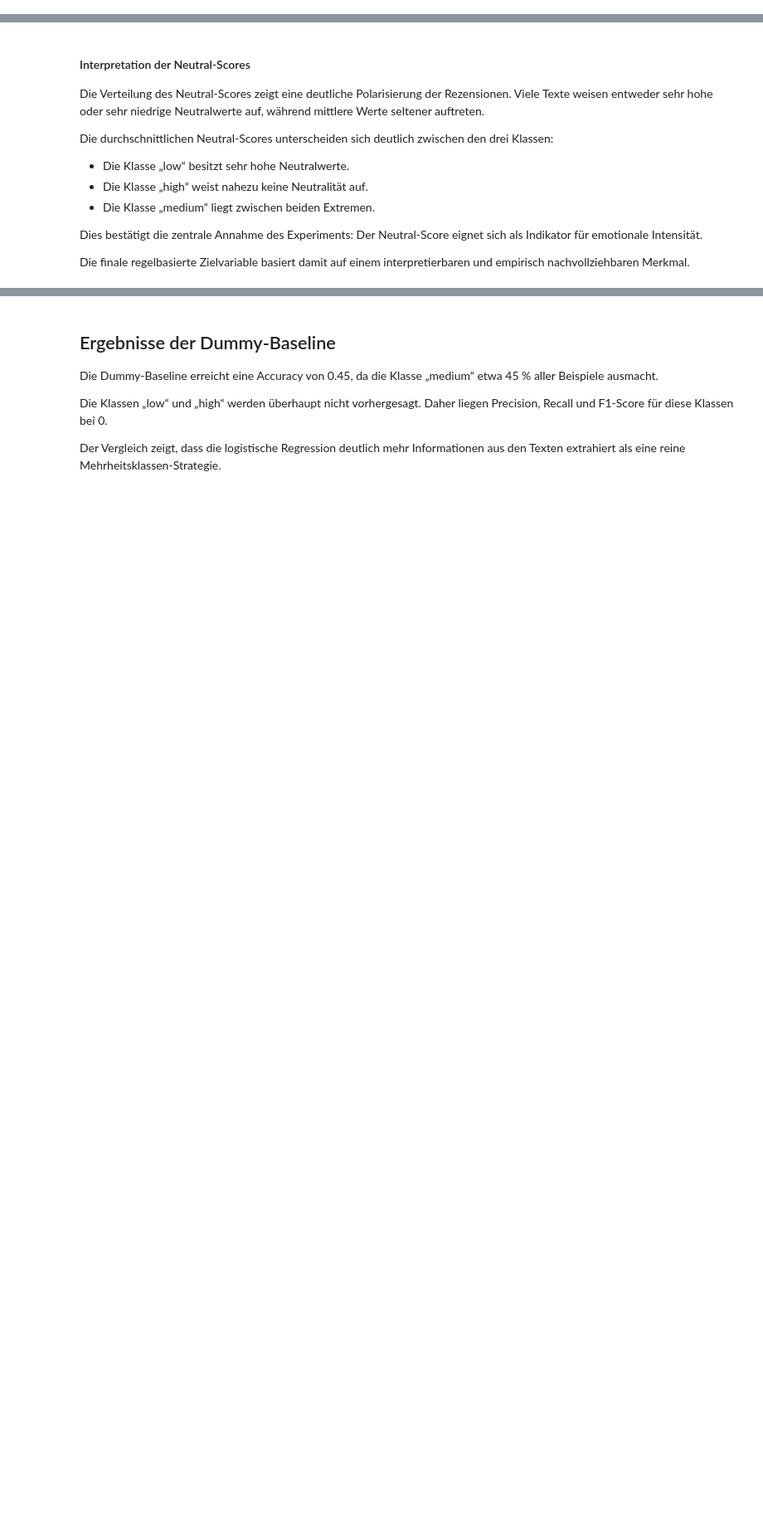
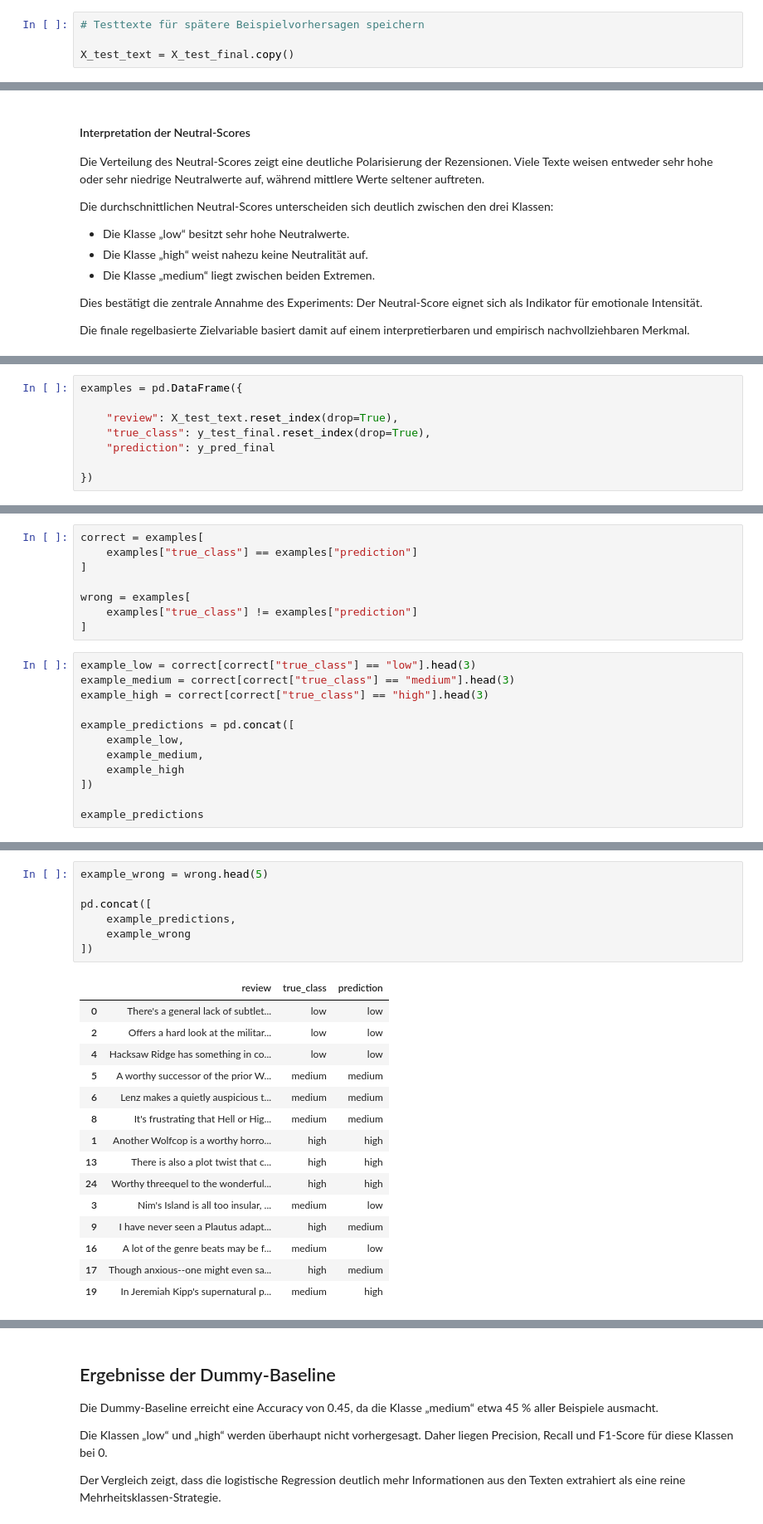
Before and after one commit to nourabdelmooty/SEP-Project-, a Jupyter notebook: notebooks/02_classification_emotion_intensity_updated.ipynb, the cells around one changed output, grey strips where cells are left out. Shown at 83% size. Drawn from its saved outputs; the diff is of its cells as text; blank space fills up the shorter version.

```diff
--- a/notebooks/02_classification_emotion_intensity_updated.ipynb
+++ b/notebooks/02_classification_emotion_intensity_updated.ipynb
@@ -2748,6 +2750,10 @@ X_train_final, X_test_final, y_train_final, y_test_final = train_test_split(
     random_state=RANDOM_STATE,
     stratify=y_final
 )
+# %%
+# Testtexte für spätere Beispielvorhersagen speichern
+
+X_test_text = X_test_final.copy()
 # %% [markdown]
 ## TF-IDF
 # %%
@@ -2952,0 +3000,8 @@ Die finale regelbasierte Zielvariable basiert damit auf einem interpretierbaren
+# %%
+examples = pd.DataFrame({
+
+    "review": X_test_text.reset_index(drop=True),
+    "true_class": y_test_final.reset_index(drop=True),
+    "prediction": y_pred_final
+
+})
@@ -2952,0 +3015,20 @@ Die finale regelbasierte Zielvariable basiert damit auf einem interpretierbaren
+# %%
+correct = examples[
+    examples["true_class"] == examples["prediction"]
+]
+
+wrong = examples[
+    examples["true_class"] != examples["prediction"]
+]
+# %%
+example_low = correct[correct["true_class"] == "low"].head(3)
+example_medium = correct[correct["true_class"] == "medium"].head(3)
+example_high = correct[correct["true_class"] == "high"].head(3)
+
+example_predictions = pd.concat([
+    example_low,
+    example_medium,
+    example_high
+])
+
+example_predictions
@@ -2952,0 +3046,23 @@ Die finale regelbasierte Zielvariable basiert damit auf einem interpretierbaren
+# %%
+example_wrong = wrong.head(5)
+
+pd.concat([
+    example_predictions,
+    example_wrong
+])
+# %% [output]
+|  | review | true_class | prediction |
+| 0 | There's a general lack of subtlet... | low | low |
+| 2 | Offers a hard look at the militar... | low | low |
+| 4 | Hacksaw Ridge has something in co... | low | low |
+| 5 | A worthy successor of the prior W... | medium | medium |
+| 6 | Lenz makes a quietly auspicious t... | medium | medium |
+| 8 | It's frustrating that Hell or Hig... | medium | medium |
+| 1 | Another Wolfcop is a worthy horro... | high | high |
+| 13 | There is also a plot twist that c... | high | high |
+| 24 | Worthy threequel to the wonderful... | high | high |
+| 3 | Nim's Island is all too insular, ... | medium | low |
+| 9 | I have never seen a Plautus adapt... | high | medium |
+| 16 | A lot of the genre beats may be f... | medium | low |
+| 17 | Though anxious--one might even sa... | high | medium |
+| 19 | In Jeremiah Kipp's supernatural p... | medium | high |
```
Also changed, not shown: parts of 34 cells of this notebook, 5 other files.
